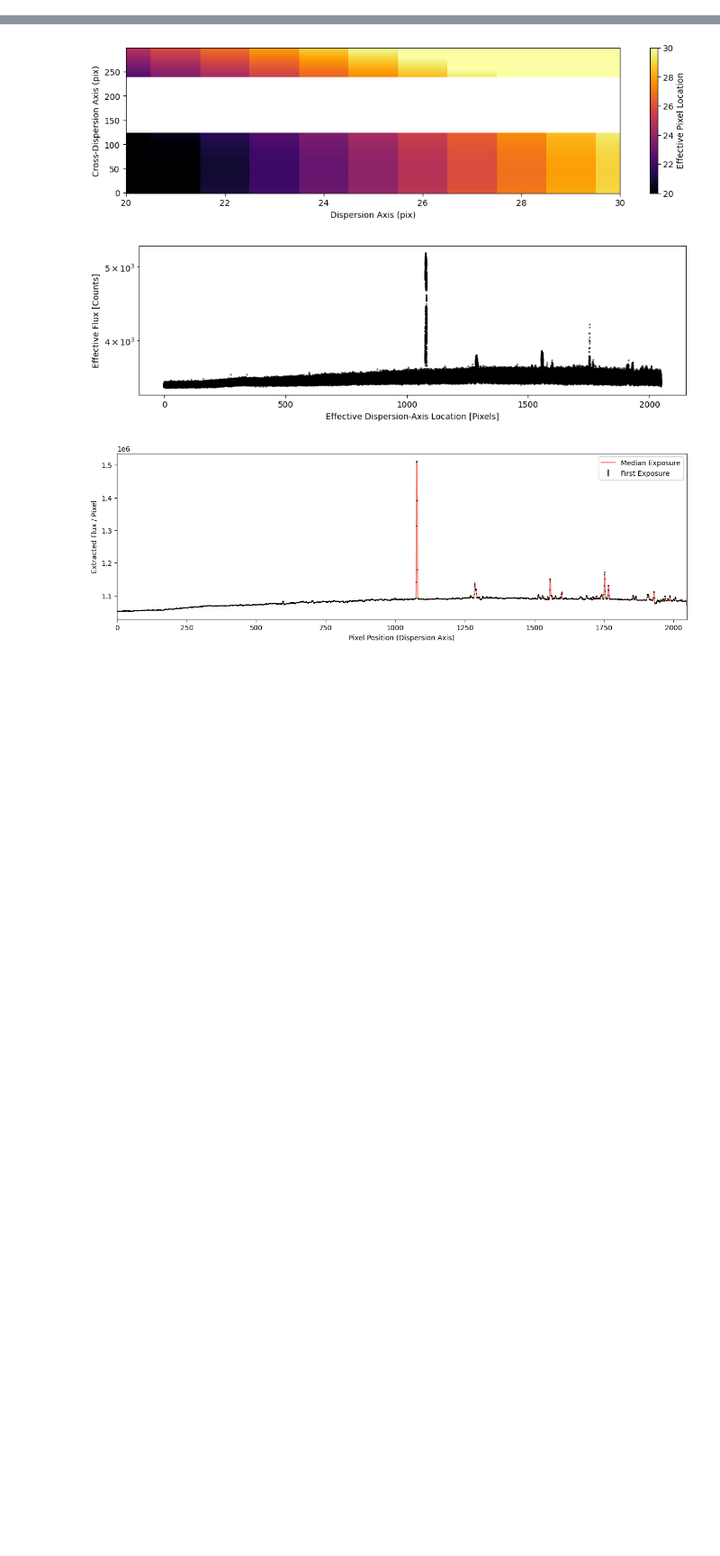
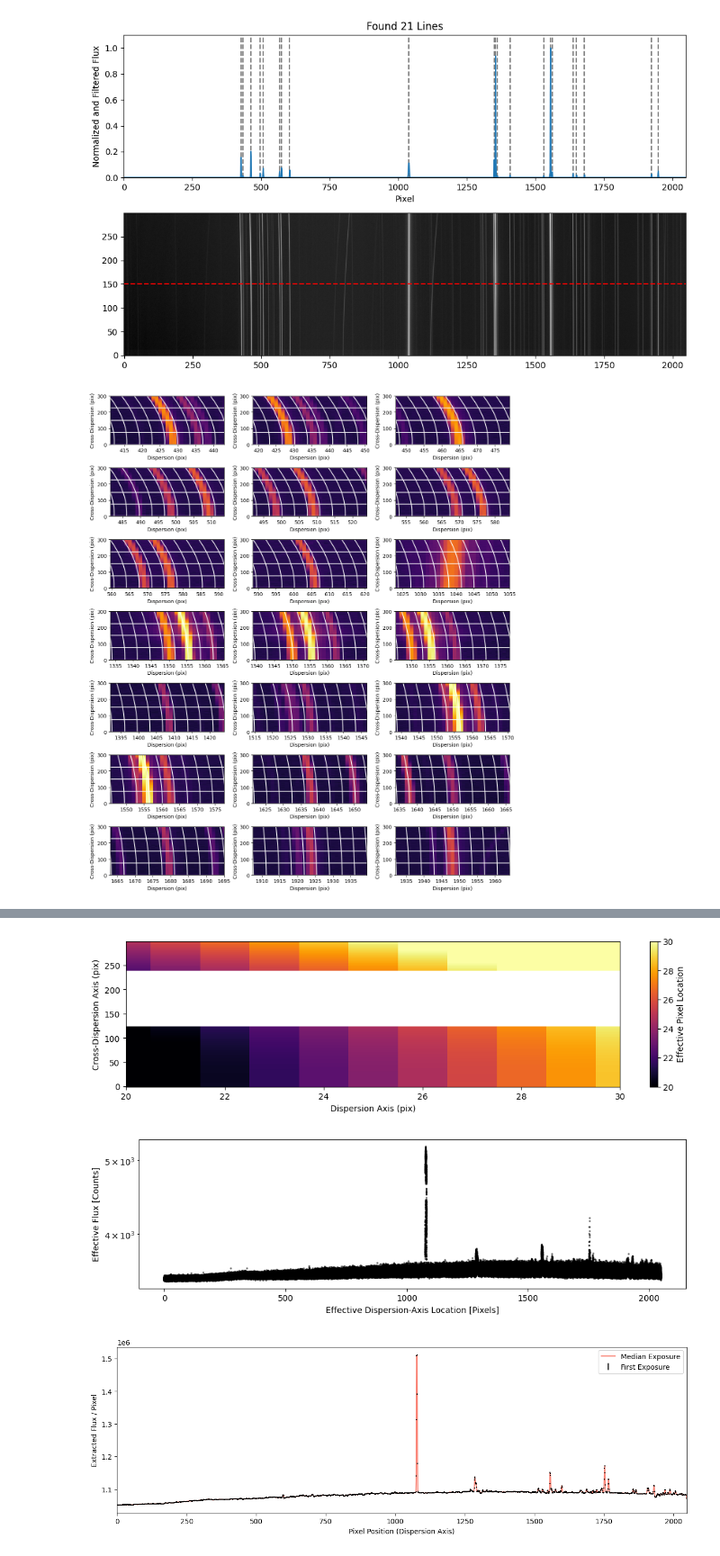
Before and after one commit to taro1256/StarburstGalaxyProject, a Jupyter notebook: Project.ipynb, the cells around one changed output, grey strips where cells are left out. Shown at 90% size. Cells and saved outputs as stored; diff of their text form; code cells hidden in the pictures; blank space fills up the shorter version.

```diff
--- a/Project.ipynb
+++ b/Project.ipynb
@@ -134,18 +140,21 @@ scienceHR7596 = raw_science_HR7596 - bias
 # %%
 # Identifies the pixel positions of line emissions
 locs, _ = ss.find_cal_lines(
     image = arclamp,
-    std_variation = 200,
-    #debug = True,
+    std_variation = 30,
+    debug = True,
 )
 
 # Models how line emissions are 'bent'
 warp_model = ss.generate_warp_model(
     image = arclamp,
     guess = locs,
     #tolerance= 0.2,
-    #debug = True,
+    debug = True,
 )
+# %% [output]
+[figure, added]
+[figure, added]
 # %%
 backgrounds_m61 = ss.extract_background(
     images = raw_science_M61,
```
Also changed, not shown: parts of 19 cells of this notebook.
